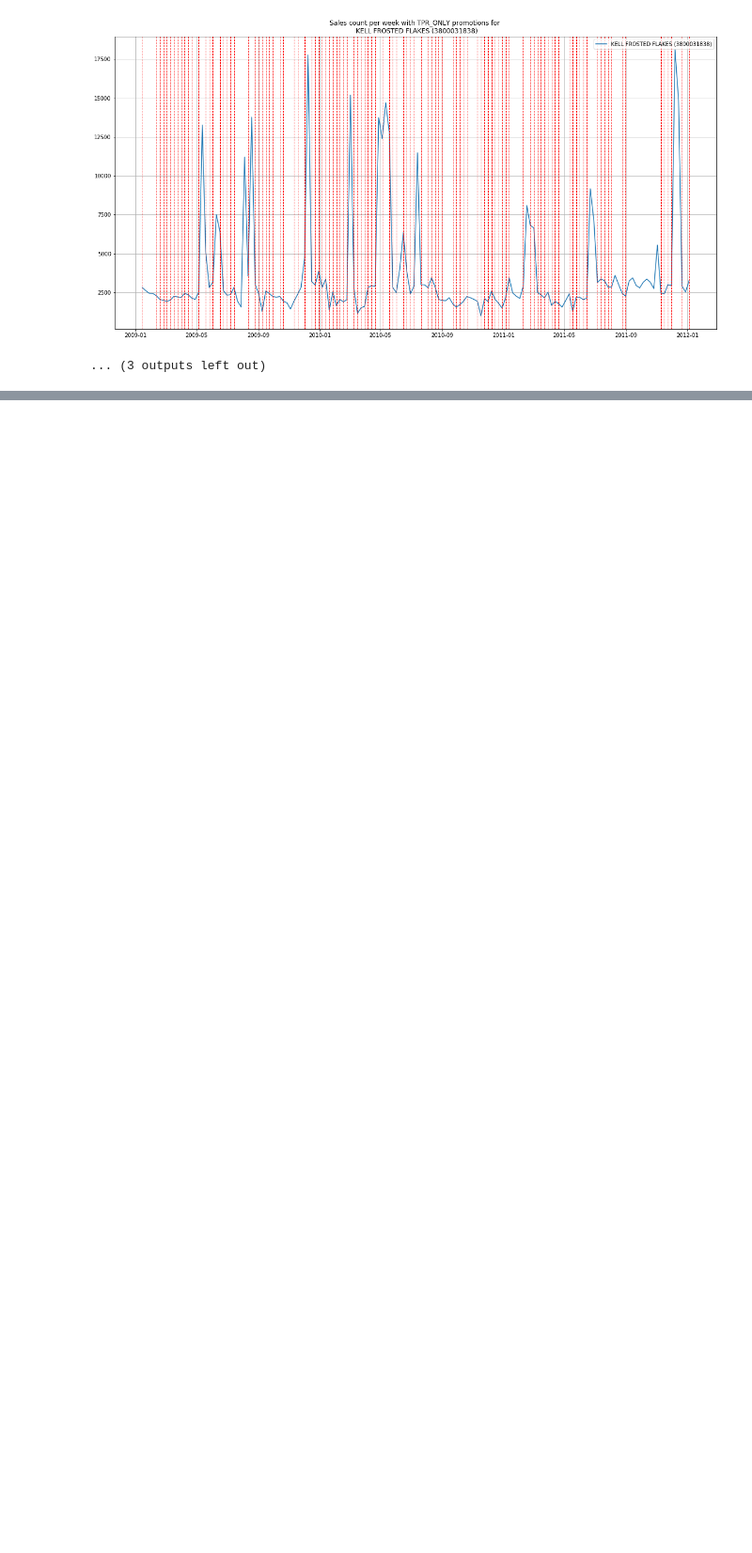
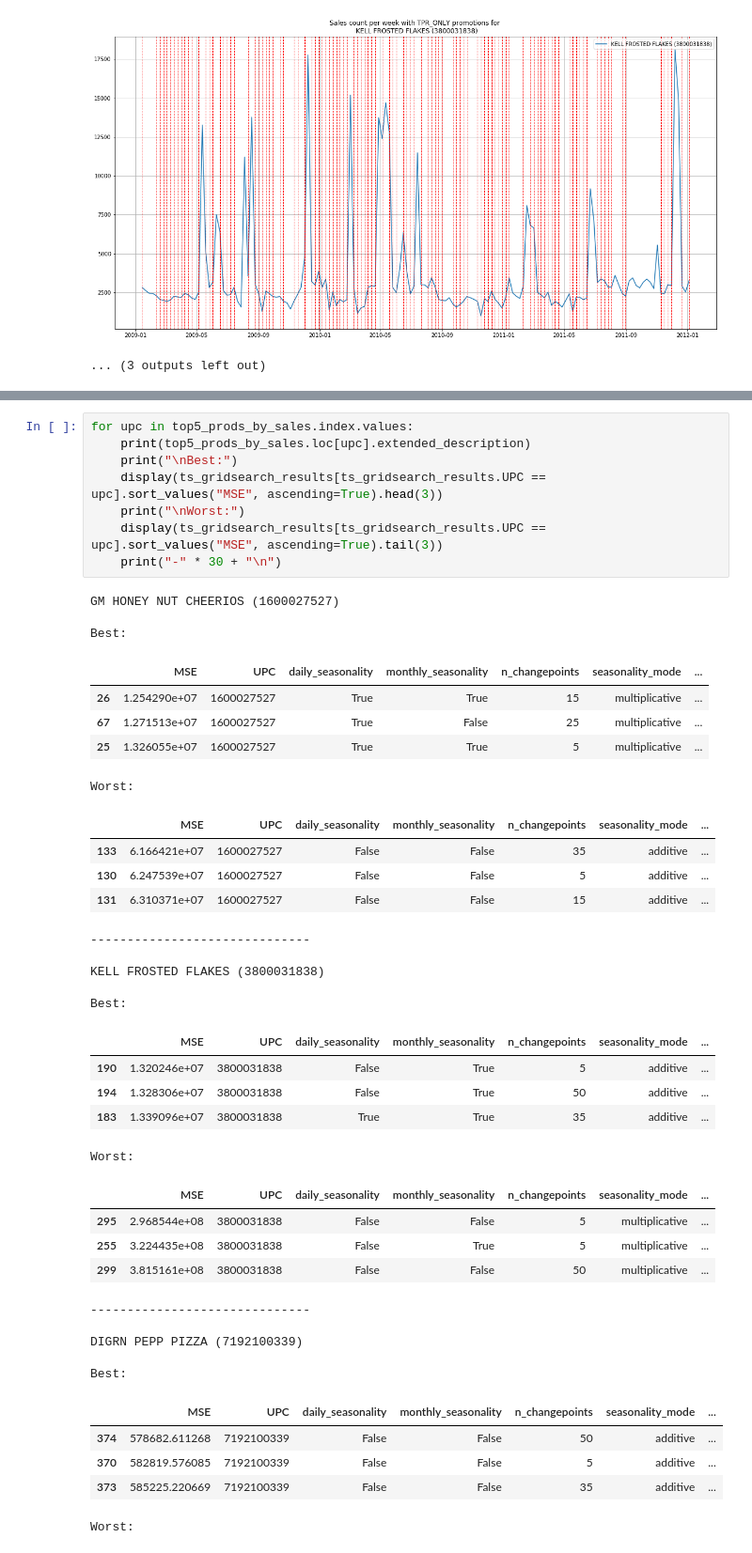
Before and after one commit to rmitsch/univie-business-intelligence, a Jupyter notebook: exercises/3/Exercise 3.ipynb, the cells around one changed output, grey strips where cells are left out. Shown at 94% size. Drawn from its saved outputs; the diff is of its cells as text; blank space fills up the shorter version.

```diff
--- a/exercises/3/Exercise 3.ipynb
+++ b/exercises/3/Exercise 3.ipynb
@@ -130,0 +229,45 @@ for column in ("FEATURE", "DISPLAY", "TPR_ONLY"):
+# %%
+for upc in top5_prods_by_sales.index.values:
+    print(top5_prods_by_sales.loc[upc].extended_description)
+    print("\nBest:")
+    display(ts_gridsearch_results[ts_gridsearch_results.UPC == upc].sort_values("MSE", ascending=True).head(3))
+    print("\nWorst:")
+    display(ts_gridsearch_results[ts_gridsearch_results.UPC == upc].sort_values("MSE", ascending=True).tail(3))
+    print("-" * 30 + "\n")
+# %% [output]
+GM HONEY NUT CHEERIOS (1600027527)
+
+Best:
+|  | MSE | UPC | daily_seasonality | monthly_seasonality | n_changepoints | seasonality_mode | ... |
+| 26 | 1.254290e+07 | 1600027527 | True | True | 15 | multiplicative | ... |
+| 67 | 1.271513e+07 | 1600027527 | True | False | 25 | multiplicative | ... |
+| 25 | 1.326055e+07 | 1600027527 | True | True | 5 | multiplicative | ... |
+Worst:
+|  | MSE | UPC | daily_seasonality | monthly_seasonality | n_changepoints | seasonality_mode | ... |
+| 133 | 6.166421e+07 | 1600027527 | False | False | 35 | additive | ... |
+| 130 | 6.247539e+07 | 1600027527 | False | False | 5 | additive | ... |
+| 131 | 6.310371e+07 | 1600027527 | False | False | 15 | additive | ... |
+------------------------------
+
+KELL FROSTED FLAKES (3800031838)
+
+Best:
+|  | MSE | UPC | daily_seasonality | monthly_seasonality | n_changepoints | seasonality_mode | ... |
+| 190 | 1.320246e+07 | 3800031838 | False | True | 5 | additive | ... |
+| 194 | 1.328306e+07 | 3800031838 | False | True | 50 | additive | ... |
+| 183 | 1.339096e+07 | 3800031838 | True | True | 35 | additive | ... |
+Worst:
+|  | MSE | UPC | daily_seasonality | monthly_seasonality | n_changepoints | seasonality_mode | ... |
+| 295 | 2.968544e+08 | 3800031838 | False | False | 5 | multiplicative | ... |
+| 255 | 3.224435e+08 | 3800031838 | False | True | 5 | multiplicative | ... |
+| 299 | 3.815161e+08 | 3800031838 | False | False | 50 | multiplicative | ... |
+------------------------------
+
+DIGRN PEPP PIZZA (7192100339)
+
+Best:
+|  | MSE | UPC | daily_seasonality | monthly_seasonality | n_changepoints | seasonality_mode | ... |
+| 374 | 578682.611268 | 7192100339 | False | False | 50 | additive | ... |
+| 370 | 582819.576085 | 7192100339 | False | False | 5 | additive | ... |
+| 373 | 585225.220669 | 7192100339 | False | False | 35 | additive | ... |
+Worst:
```
Also changed, not shown: parts of 28 cells of this notebook, 3 other files.
